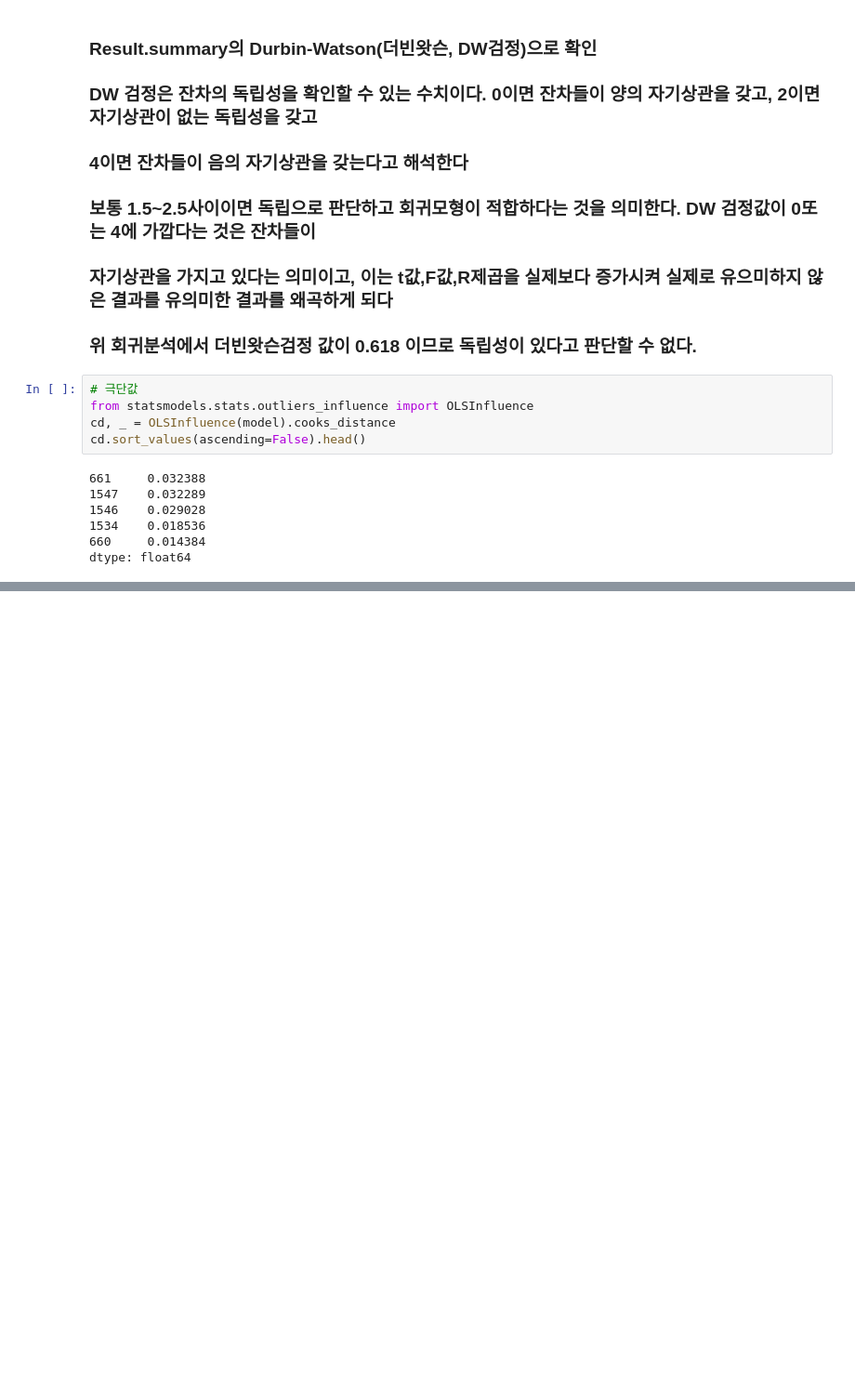
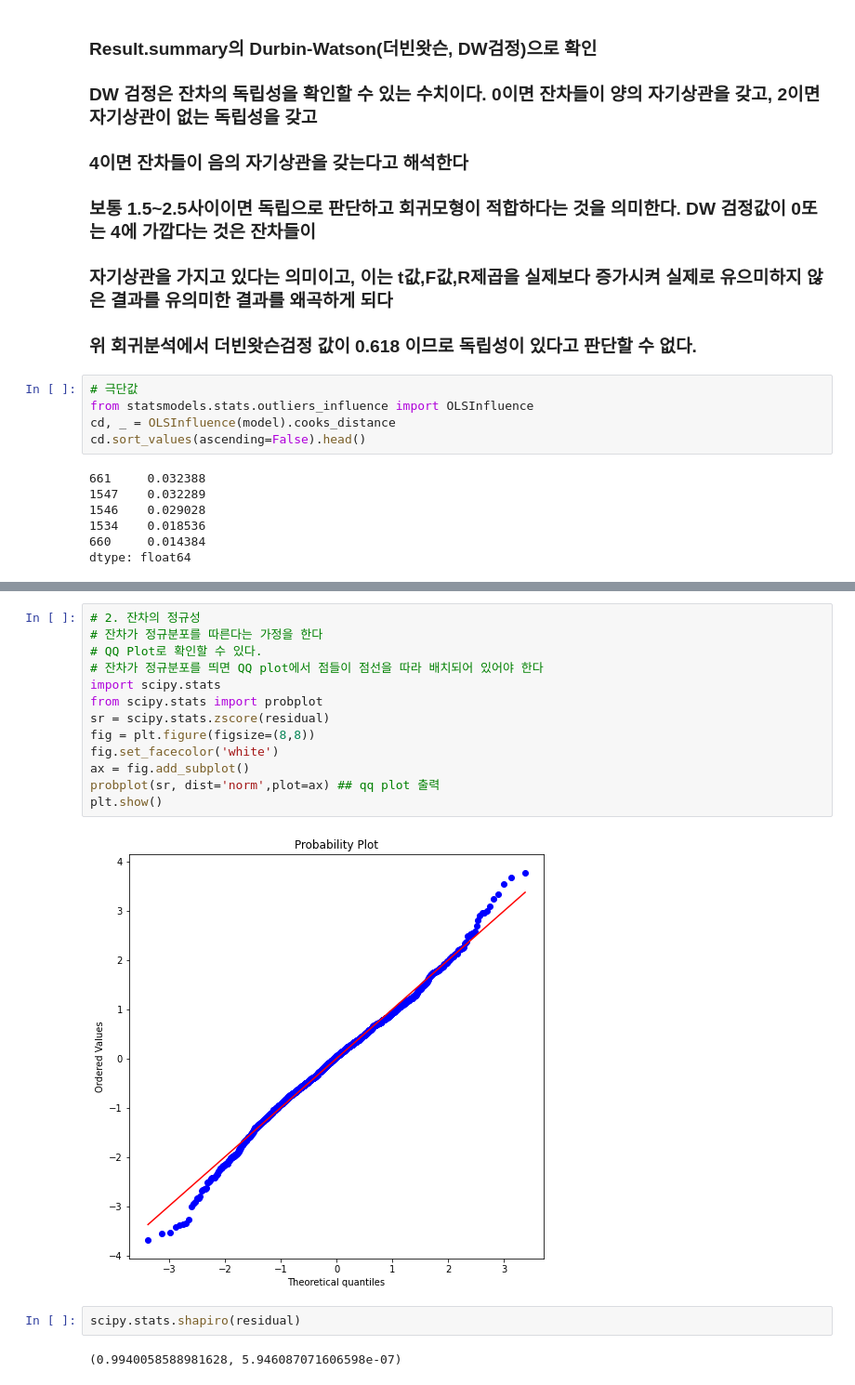
Before and after one commit to chaxx176/World-Happiness-Report-2021, a Jupyter notebook: CHA/회귀모형 가정.ipynb, the cells around one changed output, grey strips where cells are left out. Shown: that part at 93% size. Saved outputs shown, nothing was run; the diff lists cells and outputs as text; blank space fills up the shorter version.

```diff
--- a/CHA/회귀모형 가정.ipynb
+++ b/CHA/회귀모형 가정.ipynb
@@ -114,0 +260,19 @@ dtype: float64
+# %%
+# 2. 잔차의 정규성
+# 잔차가 정규분포를 따른다는 가정을 한다
+# QQ Plot로 확인할 수 있다.
+# 잔차가 정규분포를 띄면 QQ plot에서 점들이 점선을 따라 배치되어 있어야 한다
+import scipy.stats
+from scipy.stats import probplot
+sr = scipy.stats.zscore(residual)
+fig = plt.figure(figsize=(8,8))
+fig.set_facecolor('white')
+ax = fig.add_subplot()
+probplot(sr, dist='norm',plot=ax) ## qq plot 출력
+plt.show()
+# %% [output]
+[figure, added]
+# %%
+scipy.stats.shapiro(residual)
+# %% [output]
+(0.9940058588981628, 5.946087071606598e-07)
```
Also changed, not shown: parts of 9 cells of this notebook.
